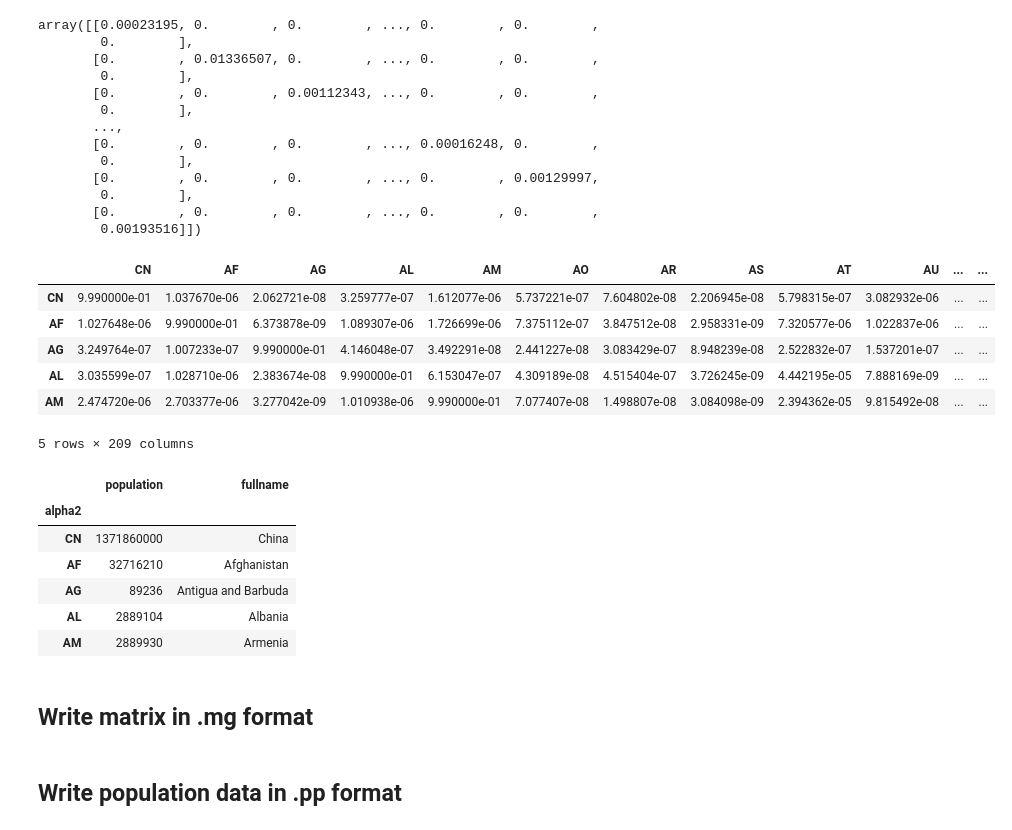
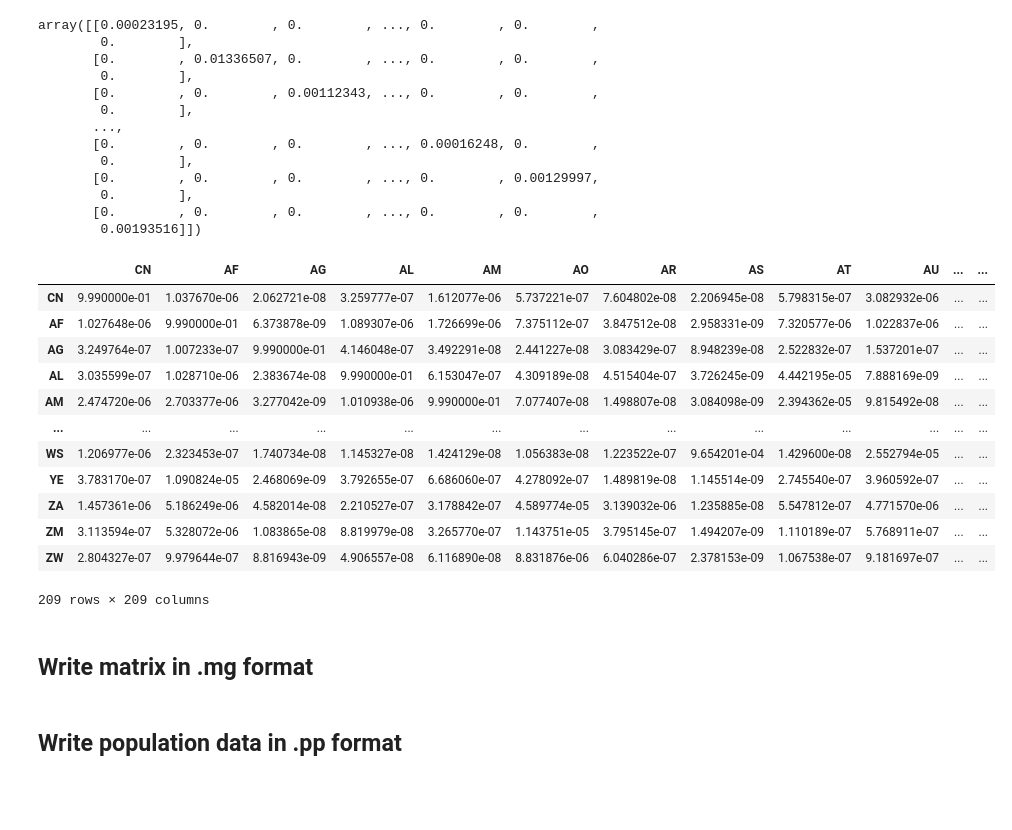
Before and after one commit to joel-winterton/SuperSimPy, a Jupyter notebook: population_data/migration_matrix.ipynb, the cells around one changed output. Saved outputs shown, nothing was run; the diff lists cells and outputs as text; code cells hidden in the pictures; blank space fills up the shorter version.

```diff
--- a/population_data/migration_matrix.ipynb
+++ b/population_data/migration_matrix.ipynb
@@ -95,28 +95,19 @@ array([[0.00023195, 0.        , 0.        , ..., 0.        , 0.        ,
 # %%
 normalised_matrix = np.matmul(ordered_matrix.to_numpy(),normalising_matrix)
 np.fill_diagonal(normalised_matrix, in_country_probability)
 probability_matrix = pd.DataFrame(normalised_matrix, index=ordered_matrix.columns, columns=ordered_matrix.columns)
-probability_matrix.head()
+probability_matrix
 # %% [output]
 |  | CN | AF | AG | AL | AM | AO | AR | AS | AT | AU | ... | ... |
 | CN | 9.990000e-01 | 1.037670e-06 | 2.062721e-08 | 3.259777e-07 | 1.612077e-06 | 5.737221e-07 | 7.604802e-08 | 2.206945e-08 | 5.798315e-07 | 3.082932e-06 | ... | ... |
 | AF | 1.027648e-06 | 9.990000e-01 | 6.373878e-09 | 1.089307e-06 | 1.726699e-06 | 7.375112e-07 | 3.847512e-08 | 2.958331e-09 | 7.320577e-06 | 1.022837e-06 | ... | ... |
 | AG | 3.249764e-07 | 1.007233e-07 | 9.990000e-01 | 4.146048e-07 | 3.492291e-08 | 2.441227e-08 | 3.083429e-07 | 8.948239e-08 | 2.522832e-07 | 1.537201e-07 | ... | ... |
 | AL | 3.035599e-07 | 1.028710e-06 | 2.383674e-08 | 9.990000e-01 | 6.153047e-07 | 4.309189e-08 | 4.515404e-07 | 3.726245e-09 | 4.442195e-05 | 7.888169e-09 | ... | ... |
 | AM | 2.474720e-06 | 2.703377e-06 | 3.277042e-09 | 1.010938e-06 | 9.990000e-01 | 7.077407e-08 | 1.498807e-08 | 3.084098e-09 | 2.394362e-05 | 9.815492e-08 | ... | ... |
+| ... | ... | ... | ... | ... | ... | ... | ... | ... | ... | ... | ... | ... |
+| WS | 1.206977e-06 | 2.323453e-07 | 1.740734e-08 | 1.145327e-08 | 1.424129e-08 | 1.056383e-08 | 1.223522e-07 | 9.654201e-04 | 1.429600e-08 | 2.552794e-05 | ... | ... |
+| YE | 3.783170e-07 | 1.090824e-05 | 2.468069e-09 | 3.792655e-07 | 6.686060e-07 | 4.278092e-07 | 1.489819e-08 | 1.145514e-09 | 2.745540e-07 | 3.960592e-07 | ... | ... |
+| ZA | 1.457361e-06 | 5.186249e-06 | 4.582014e-08 | 2.210527e-07 | 3.178842e-07 | 4.589774e-05 | 3.139032e-06 | 1.235885e-08 | 5.547812e-07 | 4.771570e-06 | ... | ... |
+| ZM | 3.113594e-07 | 5.328072e-06 | 1.083865e-08 | 8.819979e-08 | 3.265770e-07 | 1.143751e-05 | 3.795145e-07 | 1.494207e-09 | 1.110189e-07 | 5.768911e-07 | ... | ... |
+| ZW | 2.804327e-07 | 9.979644e-07 | 8.816943e-09 | 4.906557e-08 | 6.116890e-08 | 8.831876e-06 | 6.040286e-07 | 2.378153e-09 | 1.067538e-07 | 9.181697e-07 | ... | ... |
-5 rows × 209 columns
+209 rows × 209 columns
-# %%
-filtered_pop = population_sizes[population_sizes['alpha2'].isin(alpha2_codes)]
-filtered_pop.set_index('alpha2', inplace=True)
-filtered_pop = filtered_pop.reindex(ordered_columns)
-filtered_pop.head()
-# %% [output]
-|  | population | fullname |
-| alpha2 |  |  |
-| CN | 1371860000 | China |
-| AF | 32716210 | Afghanistan |
-| AG | 89236 | Antigua and Barbuda |
-| AL | 2889104 | Albania |
-| AM | 2889930 | Armenia |
-# %% [markdown]
-## Write matrix in .mg format
@@ -123,3 +119,5 @@ filtered_pop.head()
+# %% [markdown]
+## Write matrix in .mg format
 # %%
 base_file = 'output/manypop'
 # %%
```
Also changed, not shown: parts of 4 cells of this notebook, 6 other files.
